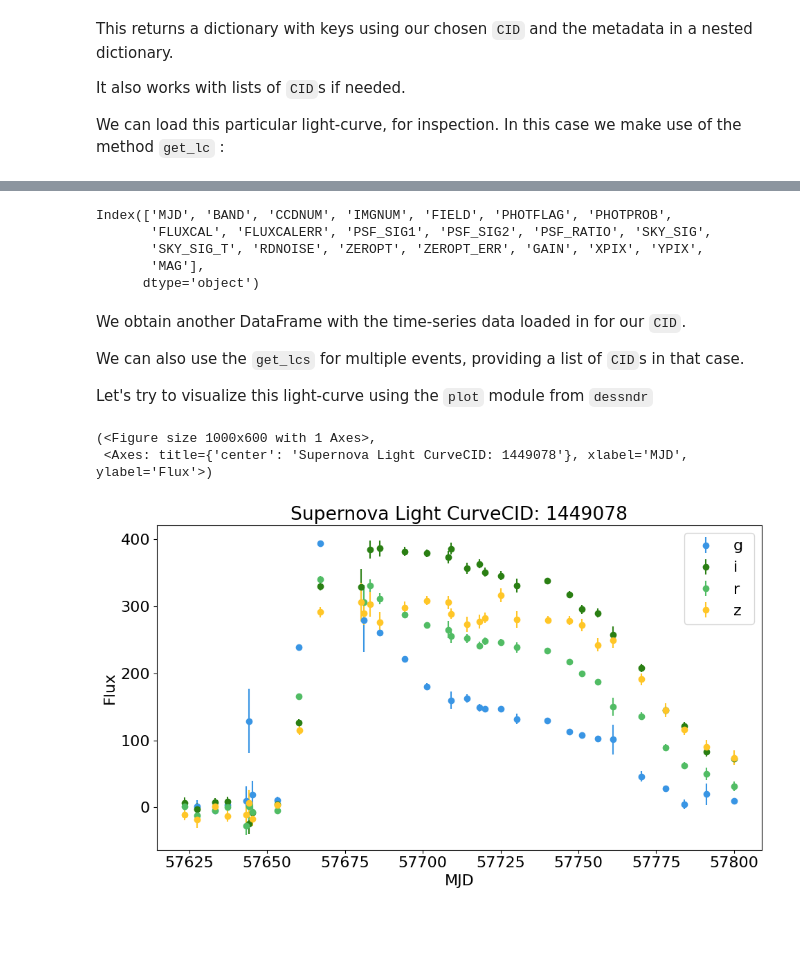
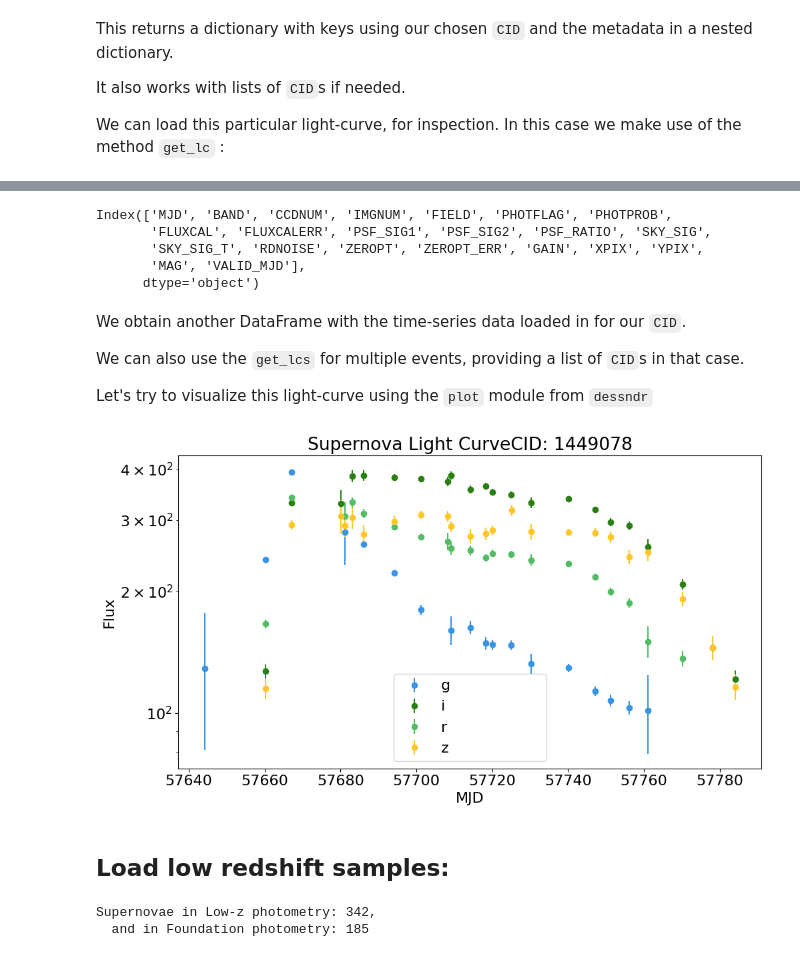
Before and after one commit to BrunoSanchez/DES-SN-DR, a Jupyter notebook: docs/tutorial/01-load_data.ipynb, the cells around one changed output, grey strips where cells are left out. Saved outputs shown, nothing was run; the diff lists cells and outputs as text; code cells hidden in the pictures; blank space fills up the shorter version.

```diff
--- a/docs/tutorial/01-load_data.ipynb
+++ b/docs/tutorial/01-load_data.ipynb
@@ -48,12 +48,7 @@ Type:      function
 # %% [markdown]
 Now we are going to load the DES photometry files:
 # %%
-# This should be
-# phot_version = os.path.join(data.DES5YRDR_DATA, '0_DATA/DES-SN5YR_DES')
-phot_version = os.path.join(
-    data.DES5YRDR_DATA_ROOT,
-    'DES-SN5YR/0_DATA/DES-SN5YR_DESDR/DES-SN5YR_DESDR'
-)
+phot_version = os.path.join(data.DES5YRDR_DATA, '0_DATA/DES-SN5YR_DES/DES-SN5YR_DES')
 # %% [markdown]
 We make use of the `utils.PhotFITS` reader class. We make an instance pointing to the photometry version we want to use (SMP nominal files or DIFFIMG).
 
@@ -179,7 +186,7 @@ lc.columns
 Index(['MJD', 'BAND', 'CCDNUM', 'IMGNUM', 'FIELD', 'PHOTFLAG', 'PHOTPROB',
        'FLUXCAL', 'FLUXCALERR', 'PSF_SIG1', 'PSF_SIG2', 'PSF_RATIO', 'SKY_SIG',
        'SKY_SIG_T', 'RDNOISE', 'ZEROPT', 'ZEROPT_ERR', 'GAIN', 'XPIX', 'YPIX',
-       'MAG'],
+       'MAG', 'VALID_MJD'],
       dtype='object')
 # %% [markdown]
 We obtain another DataFrame with the time-series data loaded in for our `CID`.
@@ -190,8 +197,9 @@ Let's try to visualize this light-curve using the `plot` module from `dessndr`
 # %%
 from dessndr import plot
 # %%
-plot.plot_sn_light_curve(lc, CID=myCid, figsize=(10, 6))
+fig, ax = plot.plot_sn_light_curve(lc[lc.FLUXCAL>100], CID=myCid, figsize=(10, 6))
+ax.set_yscale('log')
 # %% [output]
-(<Figure size 1000x600 with 1 Axes>,
- <Axes: title={'center': 'Supernova Light CurveCID: 1449078'}, xlabel='MJD', ylabel='Flux'>)
-[figure, old version]
+[figure, new version]
+# %% [markdown]
+## Load low redshift samples:
@@ -197,0 +218,6 @@ plot.plot_sn_light_curve(lc, CID=myCid, figsize=(10, 6))
+# %%
+print(f"""Supernovae in Low-z photometry: {len(lowz.head_df.SNID.unique())},
+  and in Foundation photometry: {len(foundation.head_df.SNID.unique())}""")
+# %% [output]
+Supernovae in Low-z photometry: 342,
+  and in Foundation photometry: 185
```
Also changed, not shown: parts of 11 cells of this notebook, 4 other files.
